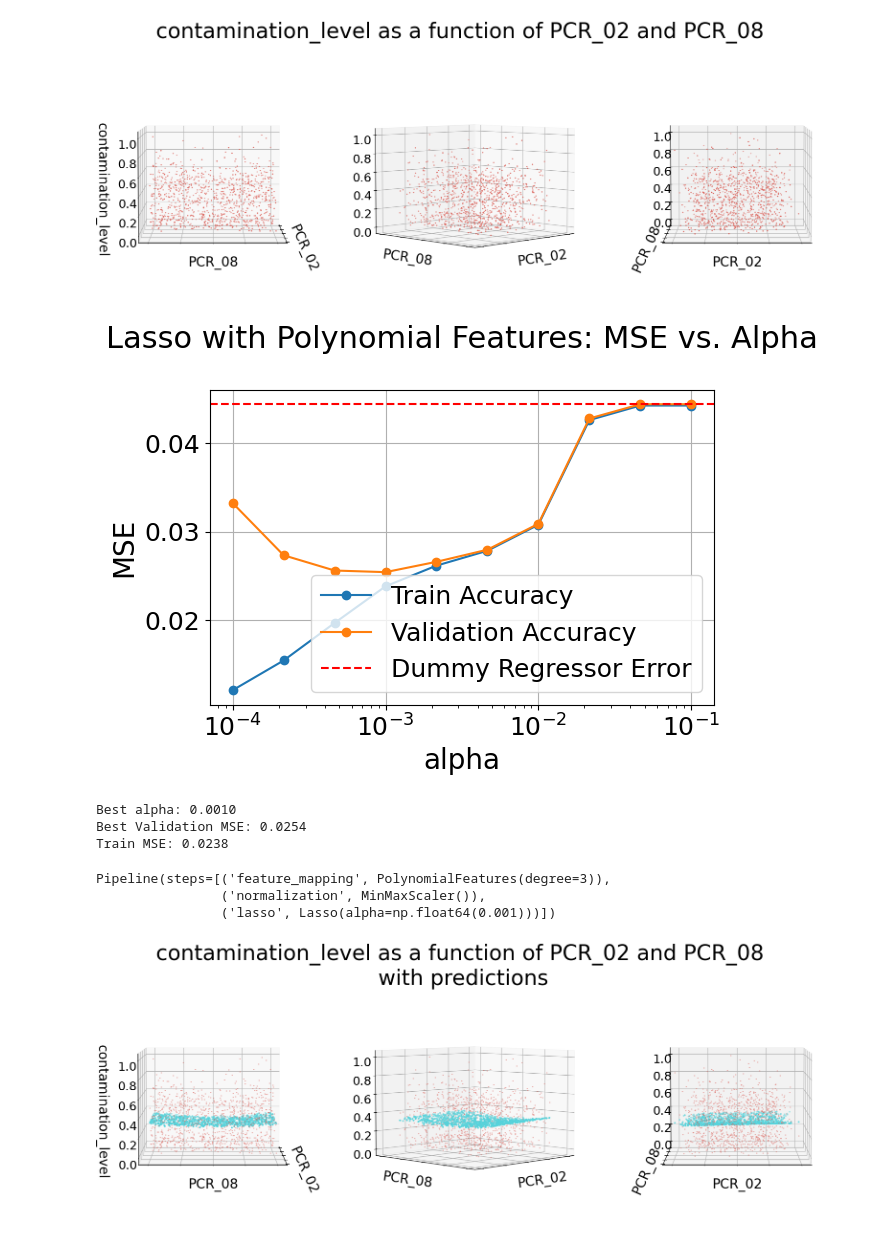
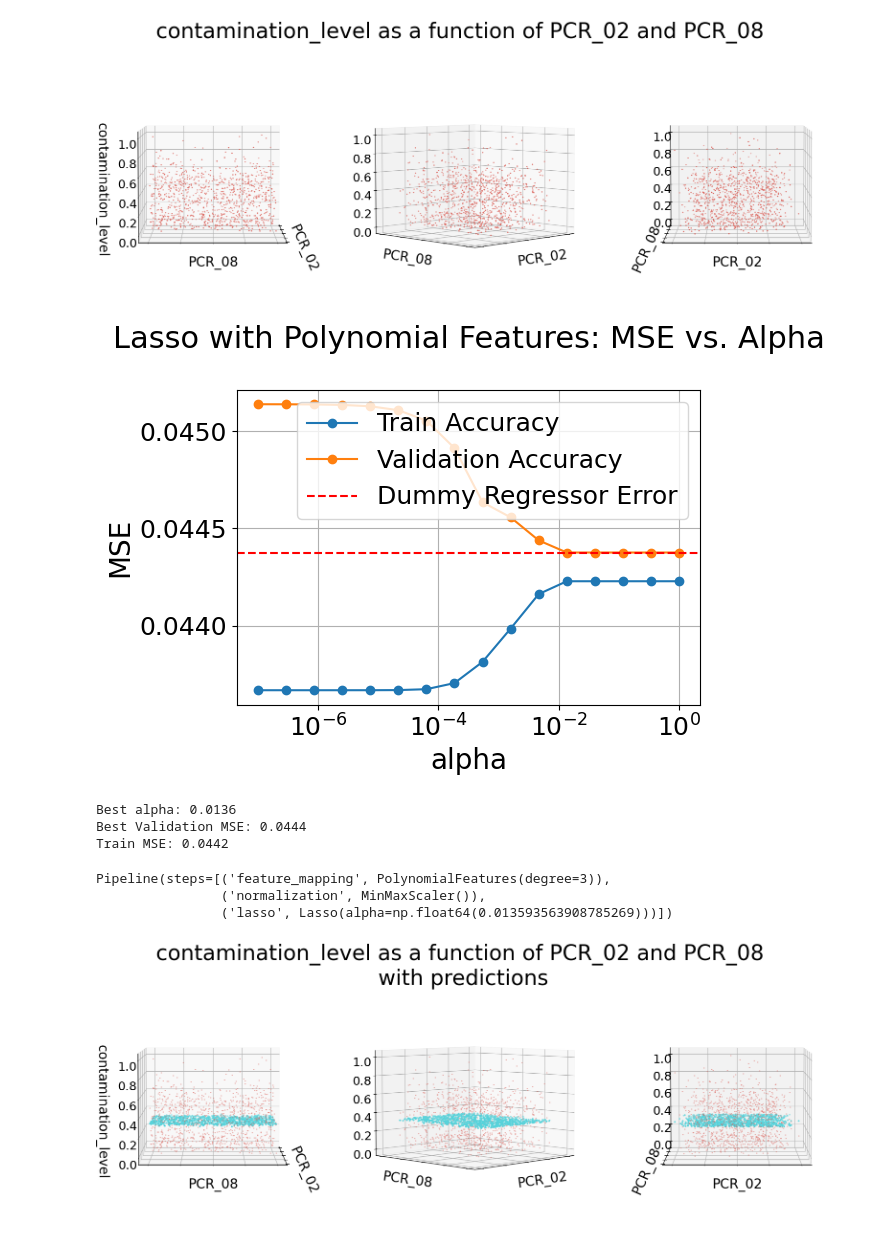
Before and after one commit to AvDaniel6/HW3-Intro-To-ML, a Jupyter notebook: main.ipynb, the cells around one changed output. Cells and saved outputs as stored; diff of their text form; code cells hidden in the pictures.

Commit message:
fix part 4

```diff
--- a/main.ipynb
+++ b/main.ipynb
@@ -558,40 +558,40 @@ plot3d(df_part4, 'PCR_02', 'PCR_08', 'contamination_level', 'contamination_level
 # %% [output]
 [figure]
 # %%
-alpha_values = np.logspace(-4, -1, 10)
+alpha_values = np.logspace(-7, 0, 16)
 train_score = []
 test_score = []
 for alpha in alpha_values:
     poly_reg = Pipeline([
         ('feature_mapping', PolynomialFeatures(degree=3)),
         ('normalization', MinMaxScaler()),
         ('lasso', Lasso(alpha=alpha, fit_intercept=True))
     ])
-    results = cross_validate(poly_reg, X_train_df, y_train_df, cv = 5, scoring='neg_mean_squared_error', return_train_score=True)
+    results = cross_validate(poly_reg, X_train_part4, y_train_df, cv = 5, scoring='neg_mean_squared_error', return_train_score=True)
     train_score.append(np.mean(-results["train_score"]))
     test_score.append(np.mean(-results["test_score"]))
 
 plt.semilogx(alpha_values, train_score, label="Train Accuracy", marker = 'o')
 plt.semilogx(alpha_values, test_score, label="Validation Accuracy", marker = 'o')
 plt.axhline(y=dummy_mse, color='r', linestyle='--', label='Dummy Regressor Error')
 plt.xlabel("alpha")
 plt.ylabel("MSE")
 plt.title("Lasso with Polynomial Features: MSE vs. Alpha\n")
 plt.legend()
 plt.grid(True)
 plt.tight_layout()
 plt.show()
 
 best_index = np.argmin(test_score)
 Best_alpha = alpha_values[best_index]
 print(f"Best alpha: {Best_alpha:.4f}")
 print(f"Best Validation MSE: {test_score[best_index]:.4f}")
 print(f"Train MSE: {train_score[best_index]:.4f}")
 # %% [output]
-[figure, old version]
+[figure, new version]
-Best alpha: 0.0010
-Best Validation MSE: 0.0254
-Train MSE: 0.0238
+Best alpha: 0.0136
+Best Validation MSE: 0.0444
+Train MSE: 0.0442
 # %%
 poly_lasso_reg = Pipeline([
         ('feature_mapping', PolynomialFeatures(degree=3)),
@@ -602,7 +602,7 @@ poly_lasso_reg.fit(X_train_part4, y_train_df)
 # %% [output]
 Pipeline(steps=[('feature_mapping', PolynomialFeatures(degree=3)),
                 ('normalization', MinMaxScaler()),
-                ('lasso', Lasso(alpha=np.float64(0.001)))])
+                ('lasso', Lasso(alpha=np.float64(0.013593563908785269)))])
 # %%
 pred_poly_lasso = poly_lasso_reg.predict(X_train_part4)
 plot3d(df_part4, 'PCR_02', 'PCR_08', 'contamination_level', 'contamination_level as a function of PCR_02 and PCR_08\n with predictions', pred_poly_lasso)
```
Also changed, not shown: parts of 1 cell of this notebook.
